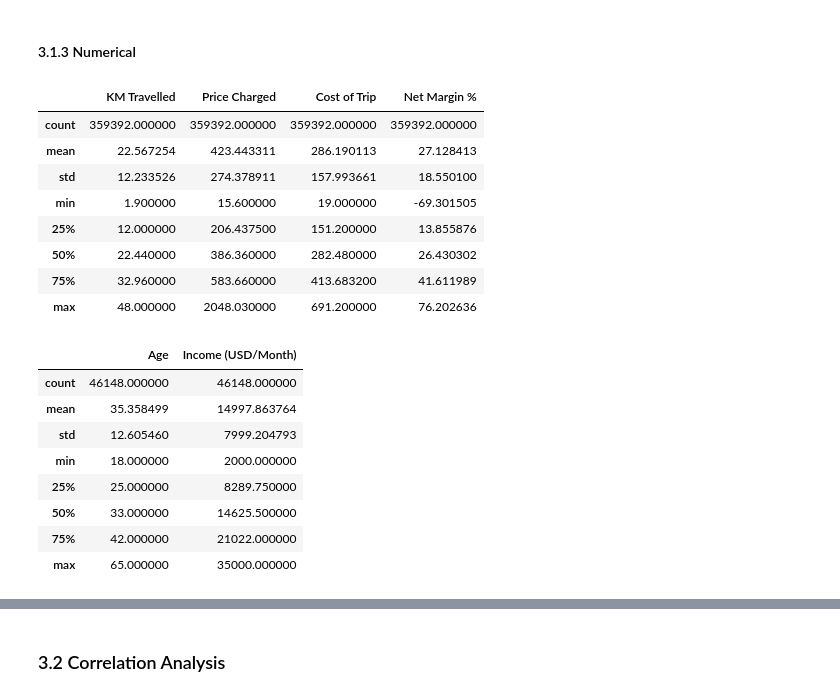
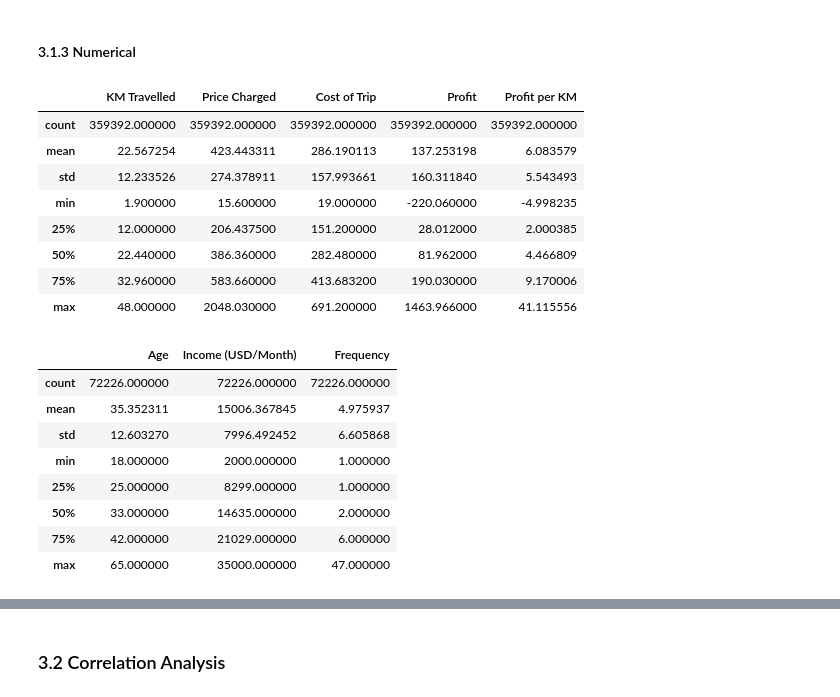
Before and after one commit to DataGlacier/VC, a Jupyter notebook: week2/W2_cab_investment_case_EDA.ipynb, the cells around one changed output, grey strips where cells are left out. Saved outputs shown, nothing was run; the diff lists cells and outputs as text; code cells hidden in the pictures.

```diff
--- a/week2/W2_cab_investment_case_EDA.ipynb
+++ b/week2/W2_cab_investment_case_EDA.ipynb
@@ -144,10 +146,16 @@ Population    object
 Users         object
 dtype: object
 # %%
+# transform the text of numbers to numeric
 for i in df_city['Population']:
   df_city['Population'] = df_city['Population'].replace(',', '', regex=True)
   df_city['Population'] = pd.to_numeric(df_city['Population'])
 
-df_city.head()
+for i in df_city['Users']:
+  df_city['Users'] = df_city['Users'].replace(',', '', regex=True)
+  df_city['Users'] = pd.to_numeric(df_city['Users'])
+
+df_city = df_city.sort_values(by=['Population', 'Users'], ascending=False)
+df_city
 # %% [output]
 |  | City | Population | Users |
@@ -199,7 +205,8 @@ df.head()
 | 3 | 10000014 | 2016-01-07 | Pink Cab | ATLANTA GA | 33.17 | 377.40 | 351.602 | ... |
 | 4 | 10000015 | 2016-01-03 | Pink Cab | ATLANTA GA | 8.73 | 114.62 | 97.776 | ... |
 # %%
-df['Net Margin %'] = (df['Price Charged'] - df['Cost of Trip'])/df['Price Charged']*100
+#df['Net Margin %'] = (df['Price Charged'] - df['Cost of Trip'])/df['Price Charged']*100
+df['Profit'] = df['Price Charged'] - df['Cost of Trip']
 df.head()
 # %% [output]
 |  | Transaction ID | Date of Travel | Company | City | KM Travelled | Price Charged | Cost of Trip | ... |
@@ -208,3 +215,6 @@ df.head()
 | 2 | 10000013 | 2016-01-02 | Pink Cab | ATLANTA GA | 9.04 | 125.20 | 97.632 | ... |
 | 3 | 10000014 | 2016-01-07 | Pink Cab | ATLANTA GA | 33.17 | 377.40 | 351.602 | ... |
 | 4 | 10000015 | 2016-01-03 | Pink Cab | ATLANTA GA | 8.73 | 114.62 | 97.776 | ... |
+# %%
+df['Profit per KM'] = df['Profit']/df['KM Travelled']
+df.head()
@@ -341,28 +665,27 @@ plt.show()
 # %% [markdown]
 #### 3.1.3 Numerical
 # %%
-# descriptive statistics
-df[['KM Travelled', 'Price Charged', 'Cost of Trip', 'Net Margin %']].describe()
+# Descriptive Statistics
+df[['KM Travelled', 'Price Charged', 'Cost of Trip', 'Profit', 'Profit per KM']].describe()
 # %% [output]
-|  | KM Travelled | Price Charged | Cost of Trip | Net Margin % |
-| count | 359392.000000 | 359392.000000 | 359392.000000 | 359392.000000 |
-| mean | 22.567254 | 423.443311 | 286.190113 | 27.128413 |
-| std | 12.233526 | 274.378911 | 157.993661 | 18.550100 |
-| min | 1.900000 | 15.600000 | 19.000000 | -69.301505 |
-| 25% | 12.000000 | 206.437500 | 151.200000 | 13.855876 |
-| 50% | 22.440000 | 386.360000 | 282.480000 | 26.430302 |
-| 75% | 32.960000 | 583.660000 | 413.683200 | 41.611989 |
-| max | 48.000000 | 2048.030000 | 691.200000 | 76.202636 |
+|  | KM Travelled | Price Charged | Cost of Trip | Profit | Profit per KM |
+| count | 359392.000000 | 359392.000000 | 359392.000000 | 359392.000000 | 359392.000000 |
+| mean | 22.567254 | 423.443311 | 286.190113 | 137.253198 | 6.083579 |
+| std | 12.233526 | 274.378911 | 157.993661 | 160.311840 | 5.543493 |
+| min | 1.900000 | 15.600000 | 19.000000 | -220.060000 | -4.998235 |
+| 25% | 12.000000 | 206.437500 | 151.200000 | 28.012000 | 2.000385 |
+| 50% | 22.440000 | 386.360000 | 282.480000 | 81.962000 | 4.466809 |
+| 75% | 32.960000 | 583.660000 | 413.683200 | 190.030000 | 9.170006 |
+| max | 48.000000 | 2048.030000 | 691.200000 | 1463.966000 | 41.115556 |
 # %%
-# descriptive statistics
-df_dedupe[['Age', 'Income (USD/Month)']].describe()
+df_dedupe2[['Age', 'Income (USD/Month)', 'Frequency']].describe()
 # %% [output]
-|  | Age | Income (USD/Month) |
-| count | 46148.000000 | 46148.000000 |
-| mean | 35.358499 | 14997.863764 |
-| std | 12.605460 | 7999.204793 |
-| min | 18.000000 | 2000.000000 |
-| 25% | 25.000000 | 8289.750000 |
-| 50% | 33.000000 | 14625.500000 |
-| 75% | 42.000000 | 21022.000000 |
-| max | 65.000000 | 35000.000000 |
+|  | Age | Income (USD/Month) | Frequency |
+| count | 72226.000000 | 72226.000000 | 72226.000000 |
+| mean | 35.352311 | 15006.367845 | 4.975937 |
+| std | 12.603270 | 7996.492452 | 6.605868 |
+| min | 18.000000 | 2000.000000 | 1.000000 |
+| 25% | 25.000000 | 8299.000000 | 1.000000 |
+| 50% | 33.000000 | 14635.000000 | 2.000000 |
+| 75% | 42.000000 | 21029.000000 | 6.000000 |
+| max | 65.000000 | 35000.000000 | 47.000000 |
```
Also changed, not shown: parts of 212 cells of this notebook.
